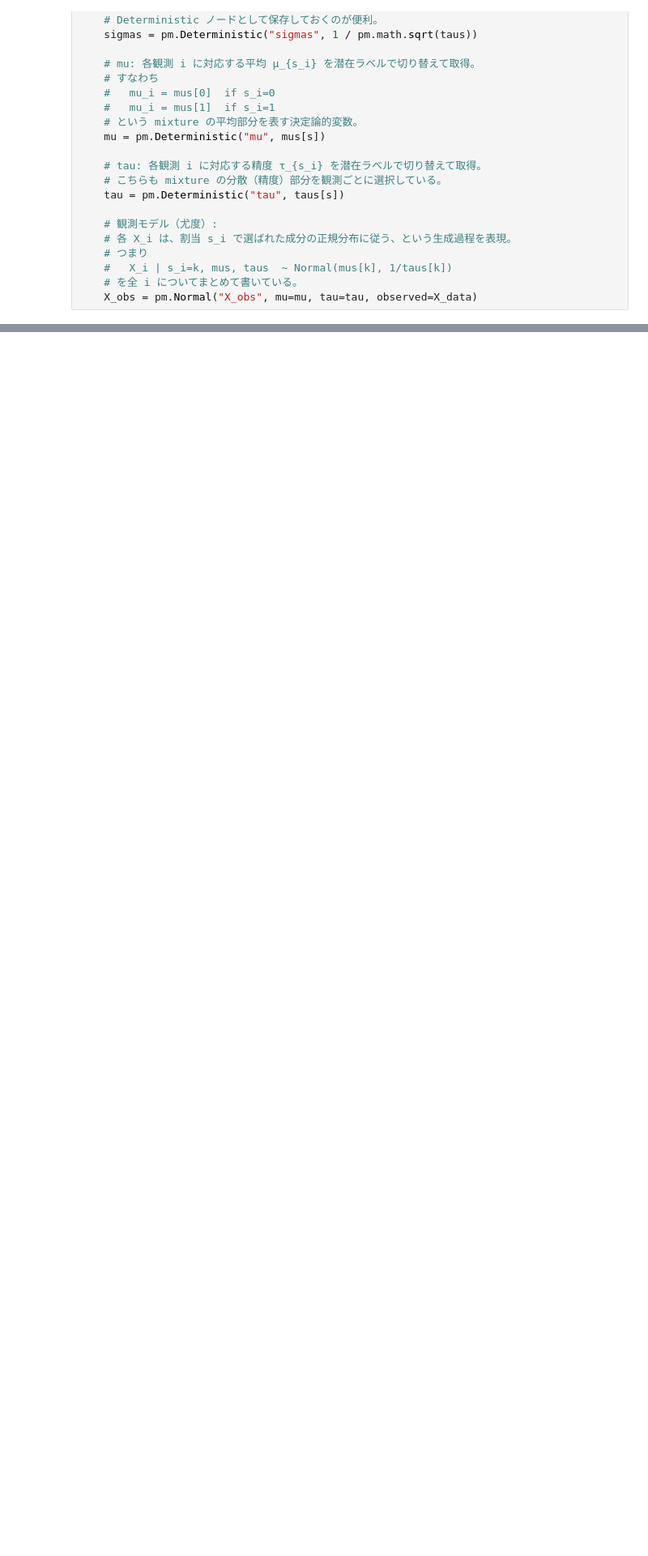
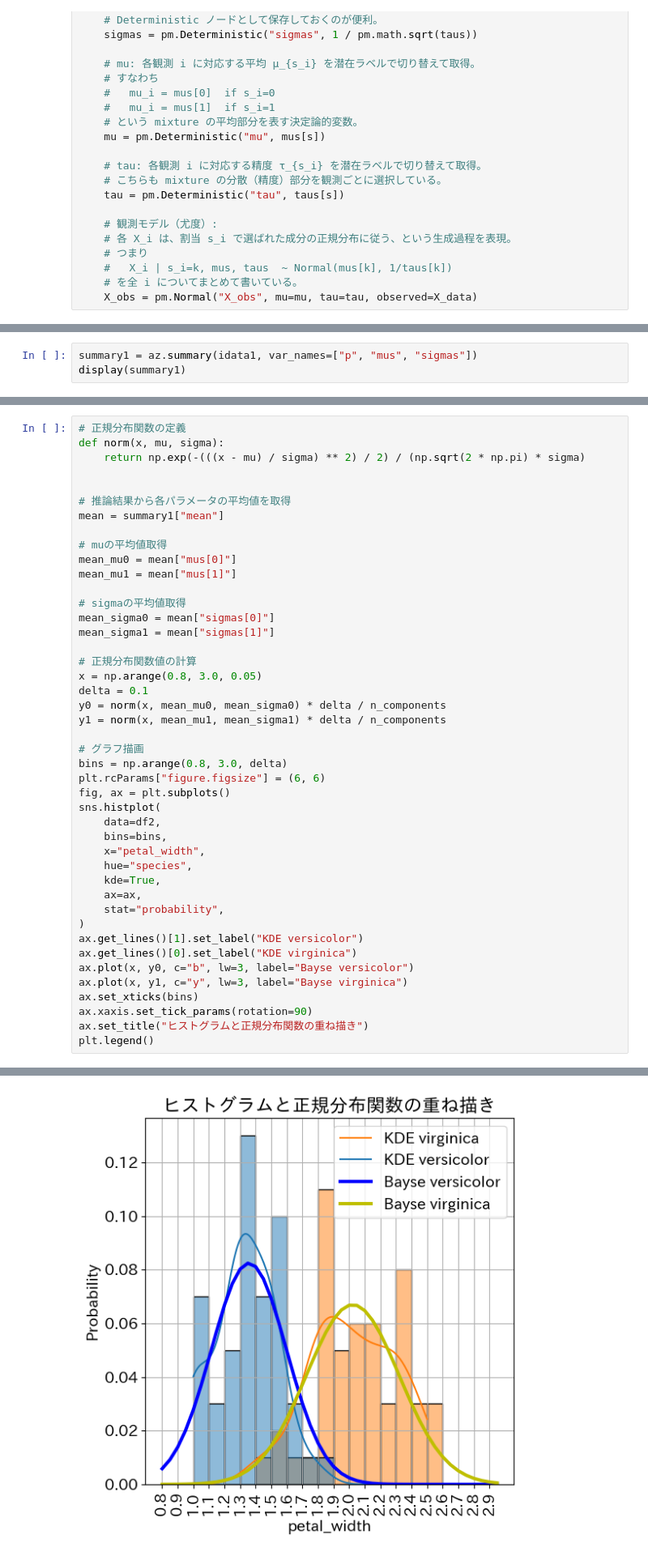
Before and after one commit to maton369/Bayesian_Inference_Practice, a Jupyter notebook: 5_4_潜在変数モデル.ipynb, the cells around one changed output, grey strips where cells are left out. Shown at 81% size. Saved outputs shown, nothing was run; the diff lists cells and outputs as text; blank space fills up the shorter version.

```diff
--- a/5_4_潜在変数モデル.ipynb
+++ b/5_4_潜在変数モデル.ipynb
@@ -197,0 +221,3 @@ display(g)
+# %%
+summary1 = az.summary(idata1, var_names=["p", "mus", "sigmas"])
+display(summary1)
@@ -197,0 +232,45 @@ display(g)
+# %%
+# 正規分布関数の定義
+def norm(x, mu, sigma):
+    return np.exp(-(((x - mu) / sigma) ** 2) / 2) / (np.sqrt(2 * np.pi) * sigma)
+
+
+# 推論結果から各パラメータの平均値を取得
+mean = summary1["mean"]
+
+# muの平均値取得
+mean_mu0 = mean["mus[0]"]
+mean_mu1 = mean["mus[1]"]
+
+# sigmaの平均値取得
+mean_sigma0 = mean["sigmas[0]"]
+mean_sigma1 = mean["sigmas[1]"]
+
+# 正規分布関数値の計算
+x = np.arange(0.8, 3.0, 0.05)
+delta = 0.1
+y0 = norm(x, mean_mu0, mean_sigma0) * delta / n_components
+y1 = norm(x, mean_mu1, mean_sigma1) * delta / n_components
+
+# グラフ描画
+bins = np.arange(0.8, 3.0, delta)
+plt.rcParams["figure.figsize"] = (6, 6)
+fig, ax = plt.subplots()
+sns.histplot(
+    data=df2,
+    bins=bins,
+    x="petal_width",
+    hue="species",
+    kde=True,
+    ax=ax,
+    stat="probability",
+)
+ax.get_lines()[1].set_label("KDE versicolor")
+ax.get_lines()[0].set_label("KDE virginica")
+ax.plot(x, y0, c="b", lw=3, label="Bayse versicolor")
+ax.plot(x, y1, c="y", lw=3, label="Bayse virginica")
+ax.set_xticks(bins)
+ax.xaxis.set_tick_params(rotation=90)
+ax.set_title("ヒストグラムと正規分布関数の重ね描き")
+plt.legend()
+# %% [output]
@@ -197,0 +278 @@ display(g)
+[figure, added]
```
Also changed, not shown: parts of 7 cells of this notebook.
